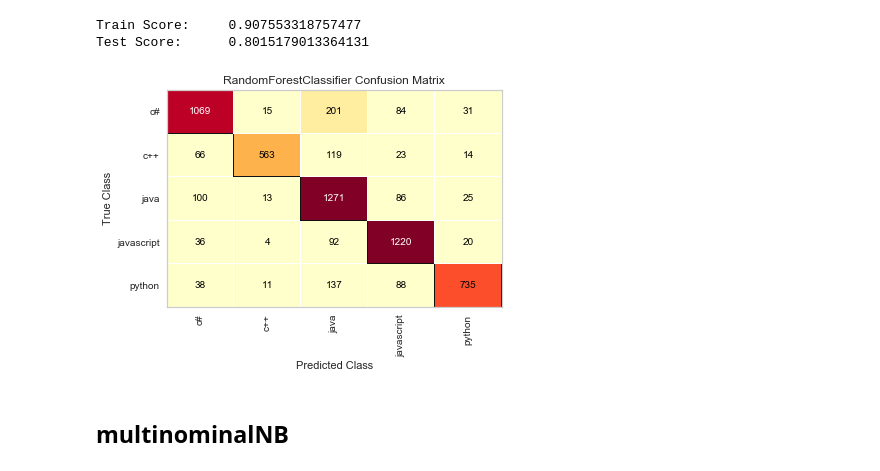
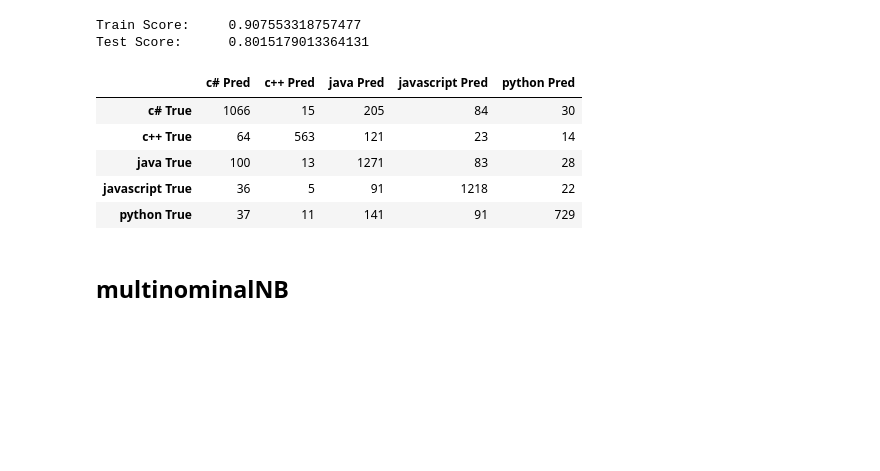
Before and after one commit to QED0711/stack_overflow_nlp, a Jupyter notebook: notebooks/Final_Model_Result_Top_Features.ipynb, the cells around one changed output. Cells and saved outputs as stored; diff of their text form; code cells hidden in the pictures; blank space fills up the shorter version.

```diff
--- a/notebooks/Final_Model_Result_Top_Features.ipynb
+++ b/notebooks/Final_Model_Result_Top_Features.ipynb
@@ -95,9 +109,14 @@ Train Score:     0.907553318757477
 Test Score:      0.8015179013364131
 # %%
 # check confusion matrix
-rf_model.get_confusion_matrix()
+confusion_matrix_df(rf_model,rf_estimator,rf_pred)
 # %% [output]
-[figure, removed]
+|  | c# Pred | c++ Pred | java Pred | javascript Pred | python Pred |
+| c# True | 1066 | 15 | 205 | 84 | 30 |
+| c++ True | 64 | 563 | 121 | 23 | 14 |
+| java True | 100 | 13 | 1271 | 83 | 28 |
+| javascript True | 36 | 5 | 91 | 1218 | 22 |
+| python True | 37 | 11 | 141 | 91 | 729 |
 # %% [markdown]
 ## multinominalNB
 # %%
```
Also changed, not shown: parts of 23 cells of this notebook.
